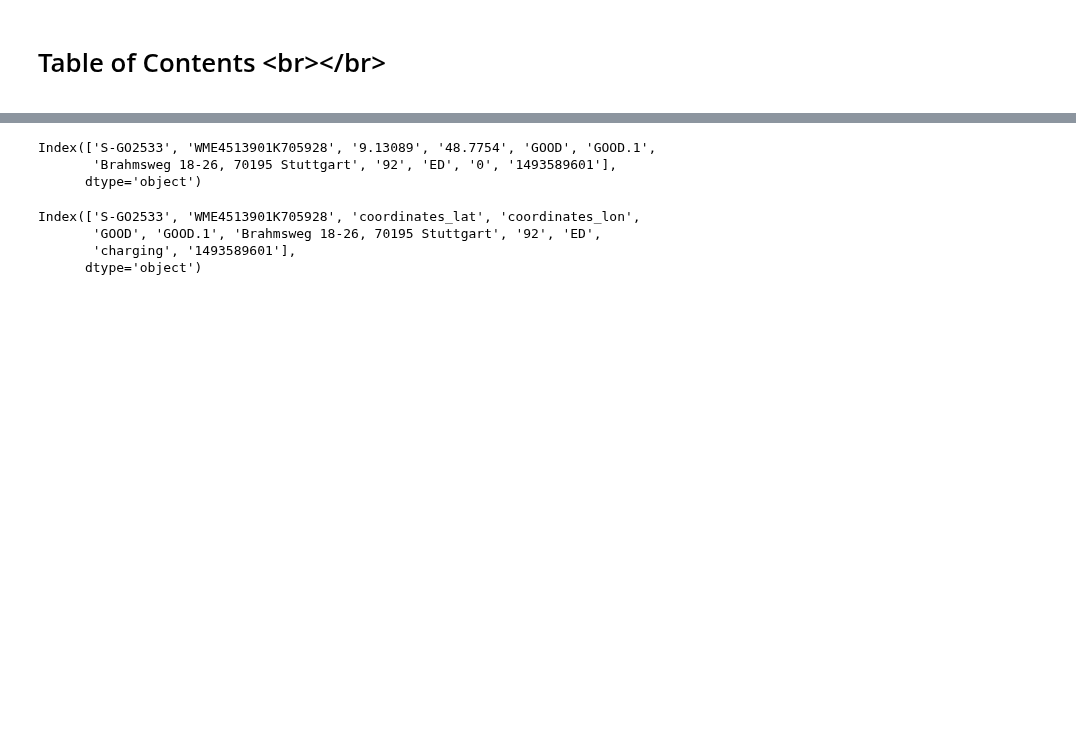
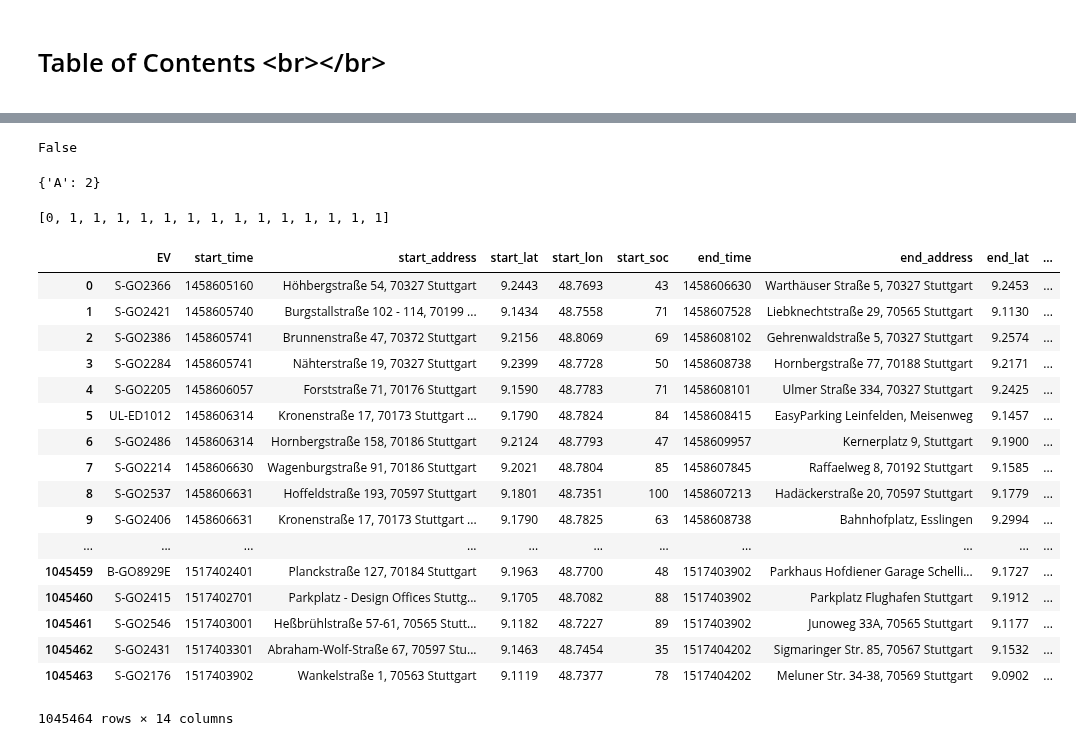
Before and after one commit to indyfree/FleetSim, a Jupyter notebook: notebooks/00-Playground.ipynb, the cells around one changed output, grey strips where cells are left out. Cells and saved outputs as stored; diff of their text form; code cells hidden in the pictures; blank space fills up the shorter version.

```diff
--- a/notebooks/00-Playground.ipynb
+++ b/notebooks/00-Playground.ipynb
@@ -9,0 +21,28 @@ import seaborn as sns
+# %%
+bool(np.nan == 1)
+# %% [output]
+False
+# %%
+d = {}
+
+def add(a):
+    d[a[0]] = a[1]
+
+add(("A", 1))
+add(("A", 2))
+d
+# %% [output]
+{'A': 2}
+# %%
+def reassign(list):
+  list = [0, 1]
+
+def append(list):
+  list.append(1)
+
+# list = [0]
+reassign(list)
+append(list)
+list
+# %% [output]
+[0, 1, 1, 1, 1, 1, 1, 1, 1, 1, 1, 1, 1, 1, 1]
@@ -9,0 +53,21 @@ import seaborn as sns
+# %%
+pd.read_csv("/home/morty/Downloads/stuttgart.csv")
+# %% [output]
+|  | EV | start_time | start_address | start_lat | start_lon | start_soc | end_time | end_address | end_lat | ... |
+| 0 | S-GO2366 | 1458605160 | Höhbergstraße 54, 70327 Stuttgart | 9.2443 | 48.7693 | 43 | 1458606630 | Warthäuser Straße 5, 70327 Stuttgart | 9.2453 | ... |
+| 1 | S-GO2421 | 1458605740 | Burgstallstraße 102 - 114, 70199 ... | 9.1434 | 48.7558 | 71 | 1458607528 | Liebknechtstraße 29, 70565 Stuttgart | 9.1130 | ... |
+| 2 | S-GO2386 | 1458605741 | Brunnenstraße 47, 70372 Stuttgart | 9.2156 | 48.8069 | 69 | 1458608102 | Gehrenwaldstraße 5, 70327 Stuttgart | 9.2574 | ... |
+| 3 | S-GO2284 | 1458605741 | Nähterstraße 19, 70327 Stuttgart | 9.2399 | 48.7728 | 50 | 1458608738 | Hornbergstraße 77, 70188 Stuttgart | 9.2171 | ... |
+| 4 | S-GO2205 | 1458606057 | Forststraße 71, 70176 Stuttgart | 9.1590 | 48.7783 | 71 | 1458608101 | Ulmer Straße 334, 70327 Stuttgart | 9.2425 | ... |
+| 5 | UL-ED1012 | 1458606314 | Kronenstraße 17, 70173 Stuttgart ... | 9.1790 | 48.7824 | 84 | 1458608415 | EasyParking Leinfelden, Meisenweg | 9.1457 | ... |
+| 6 | S-GO2486 | 1458606314 | Hornbergstraße 158, 70186 Stuttgart | 9.2124 | 48.7793 | 47 | 1458609957 | Kernerplatz 9, Stuttgart | 9.1900 | ... |
+| 7 | S-GO2214 | 1458606630 | Wagenburgstraße 91, 70186 Stuttgart | 9.2021 | 48.7804 | 85 | 1458607845 | Raffaelweg 8, 70192 Stuttgart | 9.1585 | ... |
+| 8 | S-GO2537 | 1458606631 | Hoffeldstraße 193, 70597 Stuttgart | 9.1801 | 48.7351 | 100 | 1458607213 | Hadäckerstraße 20, 70597 Stuttgart | 9.1779 | ... |
+| 9 | S-GO2406 | 1458606631 | Kronenstraße 17, 70173 Stuttgart ... | 9.1790 | 48.7825 | 63 | 1458608738 | Bahnhofplatz, Esslingen | 9.2994 | ... |
+| ... | ... | ... | ... | ... | ... | ... | ... | ... | ... | ... |
+| 1045459 | B-GO8929E | 1517402401 | Planckstraße 127, 70184 Stuttgart | 9.1963 | 48.7700 | 48 | 1517403902 | Parkhaus Hofdiener Garage Schelli... | 9.1727 | ... |
+| 1045460 | S-GO2415 | 1517402701 | Parkplatz - Design Offices Stuttg... | 9.1705 | 48.7082 | 88 | 1517403902 | Parkplatz Flughafen Stuttgart | 9.1912 | ... |
+| 1045461 | S-GO2546 | 1517403001 | Heßbrühlstraße 57-61, 70565 Stutt... | 9.1182 | 48.7227 | 89 | 1517403902 | Junoweg 33A, 70565 Stuttgart | 9.1177 | ... |
+| 1045462 | S-GO2431 | 1517403301 | Abraham-Wolf-Straße 67, 70597 Stu... | 9.1463 | 48.7454 | 35 | 1517404202 | Sigmaringer Str. 85, 70567 Stuttgart | 9.1532 | ... |
+| 1045463 | S-GO2176 | 1517403902 | Wankelstraße 1, 70563 Stuttgart | 9.1119 | 48.7377 | 78 | 1517404202 | Meluner Str. 34-38, 70569 Stuttgart | 9.0902 | ... |
+1045464 rows × 14 columns
@@ -10,14 +96,2 @@ import seaborn as sns
 # %%
-df = pd.read_csv("../data/raw/car2go/stuttgart.2017.05.01-2017.10.31.csv")
+df = pd.read_csv("../data/raw/car2go/stuttgart.2016.12.01-2017.02.22.csv")
-# %% [output]
-Index(['S-GO2533', 'WME4513901K705928', '9.13089', '48.7754', 'GOOD', 'GOOD.1',
-       'Brahmsweg 18-26, 70195 Stuttgart', '92', 'ED', '0', '1493589601'],
-      dtype='object')
-# %%
-df.rename(columns={'9.13089': 'coordinates_lat', '48.7754': 'coordinates_lon', '0': 'charging'}, inplace=True)
-df.columns
-# %% [output]
-Index(['S-GO2533', 'WME4513901K705928', 'coordinates_lat', 'coordinates_lon',
-       'GOOD', 'GOOD.1', 'Brahmsweg 18-26, 70195 Stuttgart', '92', 'ED',
-       'charging', '1493589601'],
-      dtype='object')
```
Also changed, not shown: parts of 15 cells of this notebook, 1 other file.
